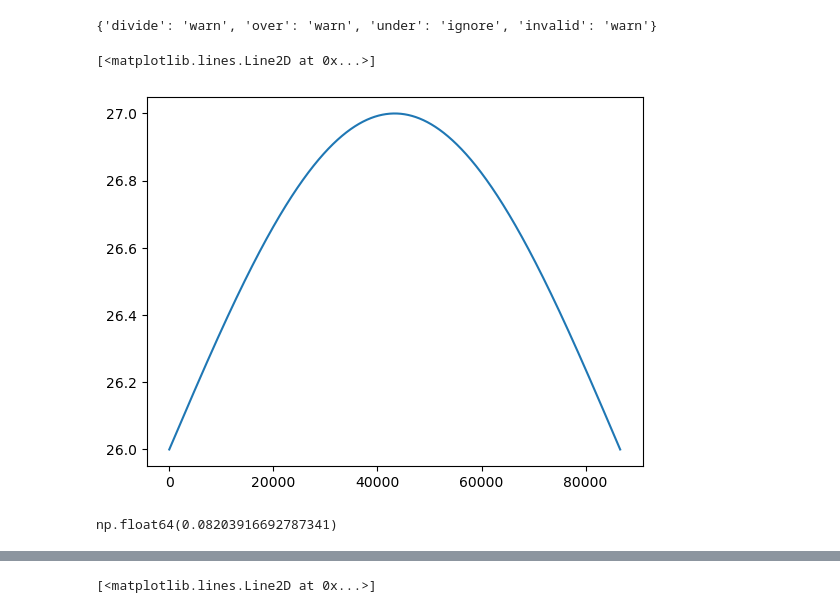
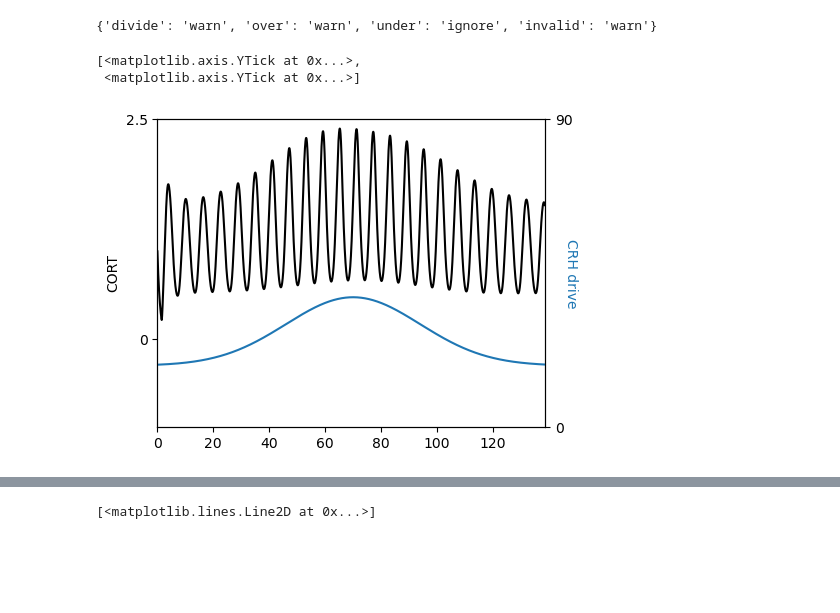
Before and after one commit to JakobSchauser/PhD, a Jupyter notebook: courses/PMD/P2P/recreate_walker.ipynb, the cells around one changed output, grey strips where cells are left out. Drawn from its saved outputs; the diff is of its cells as text; code cells hidden in the pictures; blank space fills up the shorter version.

```diff
--- a/courses/PMD/P2P/recreate_walker.ipynb
+++ b/courses/PMD/P2P/recreate_walker.ipynb
@@ -59,13 +65,40 @@ for i in range(N_steps):
         break
     rs.append(r)
     os.append(o)
-# %%
-plt.plot(p1)
-# %% [output]
-[<matplotlib.lines.Line2D at 0x...>]
-[figure, removed]
-# %%
-rs[-10]
-# %% [output]
-np.float64(0.08203916692787341)
+# %%
+fig, ax = plt.subplots(figsize=(5, 4))
+plt.plot(time_array,os, color='k')
+# plt.plot(time_array,rs)
+# make square
+
+# add secomd y axis
+plt.ylim(-1., 2.5)
+ax2 = plt.gca().twinx()
+plt.plot(time_array,p1)
+
+plt.ylim(0., 90)
+plt.xlim(0, np.max(time_array))
+# set y-ticks
+ax.set_yticks([0, 2.5])
+ax.set_yticklabels([0, 2.5])
+ax.set_ylabel("CORT")
+
+# make square
+plt.xlabel("Time")
+
+# set left y axis label
+# set left y axis ticks
+
+# set right y axis label rotated 180 degrees
+ax2.set_ylabel("CRH drive", rotation=270)
+# make blue
+ax2.yaxis.label.set_color('#1f77b4')
+ax2.set_yticks([0, 90])
+
+
+# plt.plot(time_array,a_array[tau+1:])
+# %% [output]
+[<matplotlib.axis.YTick at 0x...>,
+ <matplotlib.axis.YTick at 0x...>]
+[figure, added]
 # %%
```
Also changed, not shown: parts of 2 cells of this notebook.
